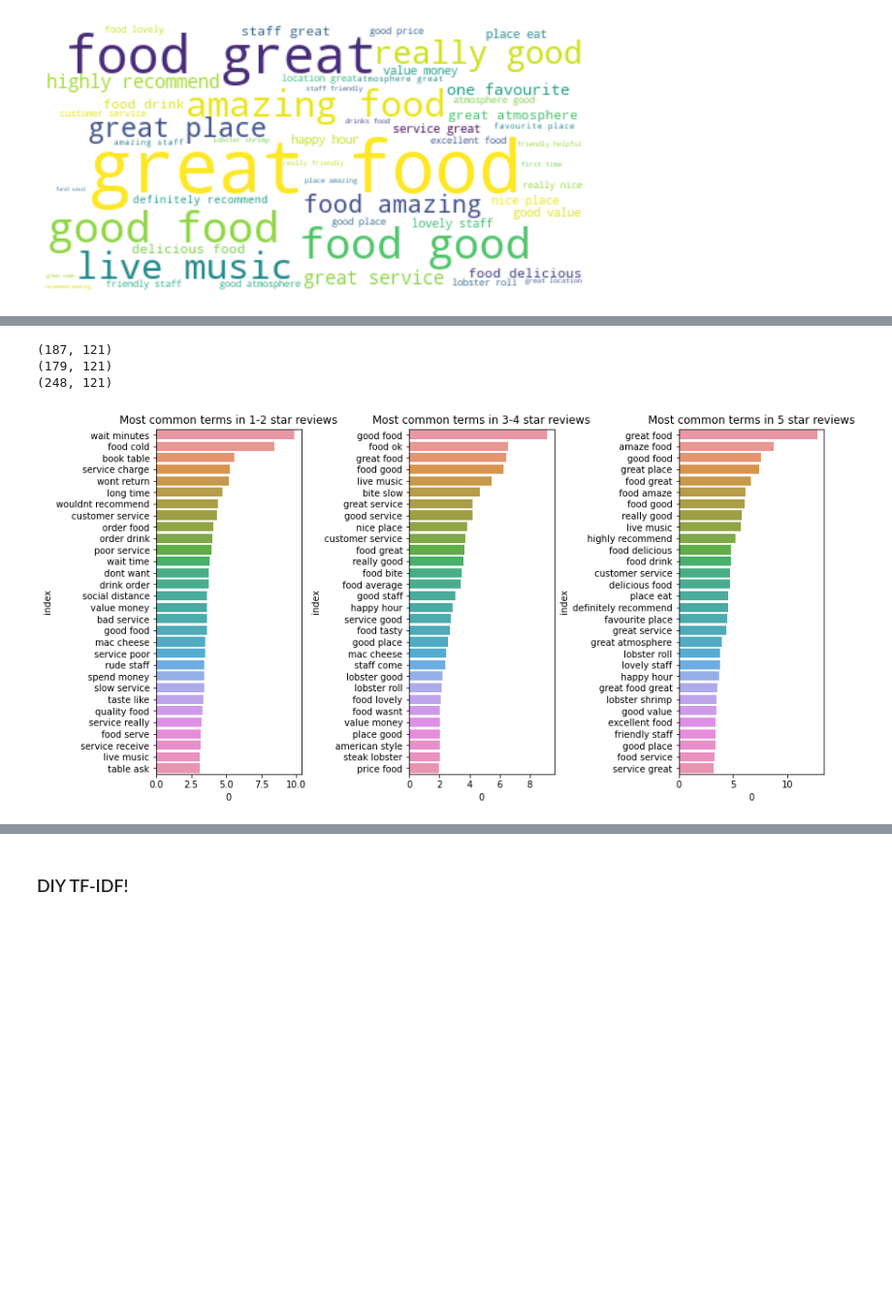
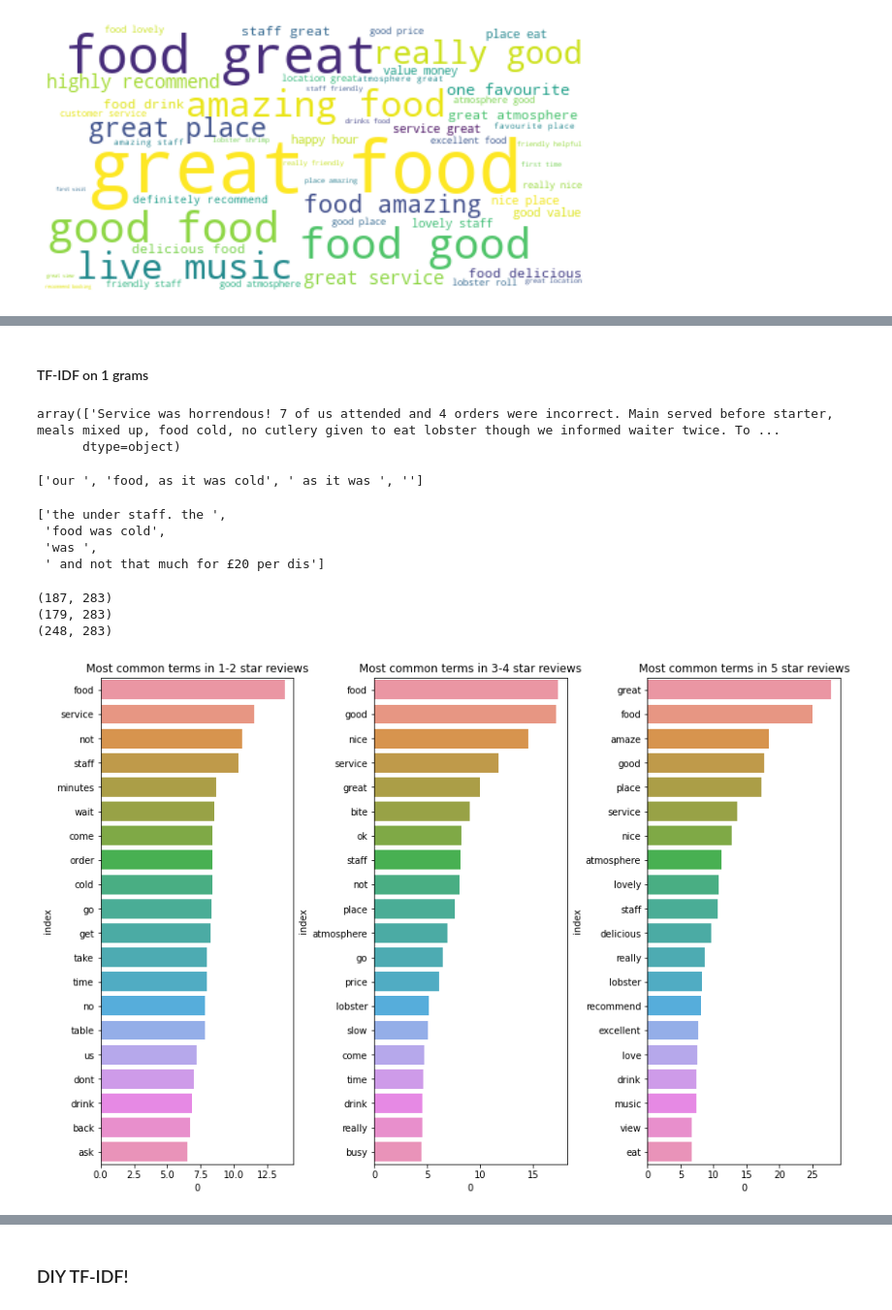
Before and after one commit to jack-cook-repo/reviews-tool, a Jupyter notebook: notebooks/Big Easy CW Reviews (Google cleaned data).ipynb, the cells around one changed output, grey strips where cells are left out. Shown: that part at 97% size. Cells and saved outputs as stored; diff of their text form; code cells hidden in the pictures; blank space fills up the shorter version.

```diff
--- a/notebooks/Big Easy CW Reviews (Google cleaned data).ipynb
+++ b/notebooks/Big Easy CW Reviews (Google cleaned data).ipynb
@@ -181,7 +238,29 @@ plt.axis('off')
+# %% [markdown]
+#### TF-IDF on 1 grams
+# %%
+df_big_easy_clean[df_big_easy_clean['reviewBody'].str.contains('Service was horr')]['reviewBody'].values
+# %% [output]
+array(['Service was horrendous! 7 of us attended and 4 orders were incorrect. Main served before starter, meals mixed up, food cold, no cutlery given to eat lobster though we informed waiter twice. To ...
+      dtype=object)
+# %%
+match_str = '(food[\s,]([a-z\s,]{1,15})?cold)'
+text = 'our food, as it was cold'
+#print(re.findall(match_str, text))
+print(re.split(match_str, text))
+# %% [output]
+['our ', 'food, as it was cold', ' as it was ', '']
+# %%
+re.split(match_str,
+    "the under staff. the food was cold and not that much for £20 per dis")
+# %% [output]
+['the under staff. the ',
+ 'food was cold',
+ 'was ',
+ ' and not that much for £20 per dis']
 # %%
-from sklearn.feature_extraction.text import CountVectorizer, TfidfVectorizer
+from sklearn.feature_extraction.text import CountVectorizer
 
-fig, axs = plt.subplots(nrows=1, ncols=3, figsize=(12,6),
+fig, axs = plt.subplots(nrows=1, ncols=3, figsize=(12,8),
                         constrained_layout=True)
 
 # Bucket reviews into 1-2 stars, 3-4 stars, and 5 stars
@@ -190,50 +269,46 @@ review_buckets = {0: [1, 2],
                   2: [5, 5]}
 
 # Set up vectorizer
-T = TfidfVectorizer(ngram_range=(2,3),
-                    max_df=0.3,
-                    min_df=5,
-                    binary=True,
-                    sublinear_tf=True,
-                    stop_words='english')
+T = TfidfVectorizer(ngram_range=(1,1),
+                    max_df=1.0,
+                    min_df=10,
+                    binary=True)
 
-# Strip 'big easy' and 'canary wharf'
-df_big_easy_clean['review_tfidf'] = [re.sub(r'(big easy|canary wharf)', '', s) for s in df_big_easy_clean['review_clean']]
-
-# Get scores
-res = T.fit_transform(df_big_easy_clean['review_tfidf'])
+# Get counts
+res = T.fit_transform(df_big_easy_clean['review_clean'])
 
 # Set up dataframe
 df_res = pd.DataFrame(data=res.todense(),
                       columns=T.get_feature_names())
+
 
 for i in range(3):
 
     # Get review bucket
     rev_min, rev_max = review_buckets[i]
 
     # Filter for certain reviews
-    df_res_filt = df_res[[r <= rev_max and r >= rev_min for r in df_big_easy_clean['reviewRating']]].copy(deep=True)
+    df_res_filt = df_res[[rev_min <= rev <= rev_max for rev in df_big_easy_clean['reviewRating']]]
     print(df_res_filt.shape)
 
     # Turn into plottable format
-    df_plot = df_res_filt.T.sum(axis=1).sort_values(ascending=False).reset_index()[:30]
+    df_plot = df_res_filt.T.apply(lambda row: np.sum(row), axis=1).sort_values(ascending=False).reset_index()[:20]
 
     # Plot
     sns.barplot(data=df_plot,
                 # When you use reset_index() on a series, you end up with index and 0 as column names
                 x=0,
                 y='index',
                 ax=axs[i])
 
     if rev_min == rev_max:
         title_stars = f'{rev_min} star'
     else:
         title_stars = f'{rev_min}-{rev_max} star'
 
     axs[i].set_title(f'Most common terms in {title_stars} reviews')
 # %% [output]
-(187, 121)
-(179, 121)
-(248, 121)
+(187, 283)
+(179, 283)
+(248, 283)
-[figure, old version]
+[figure, new version]
```
Also changed, not shown: parts of 12 cells of this notebook, 2 other files.
